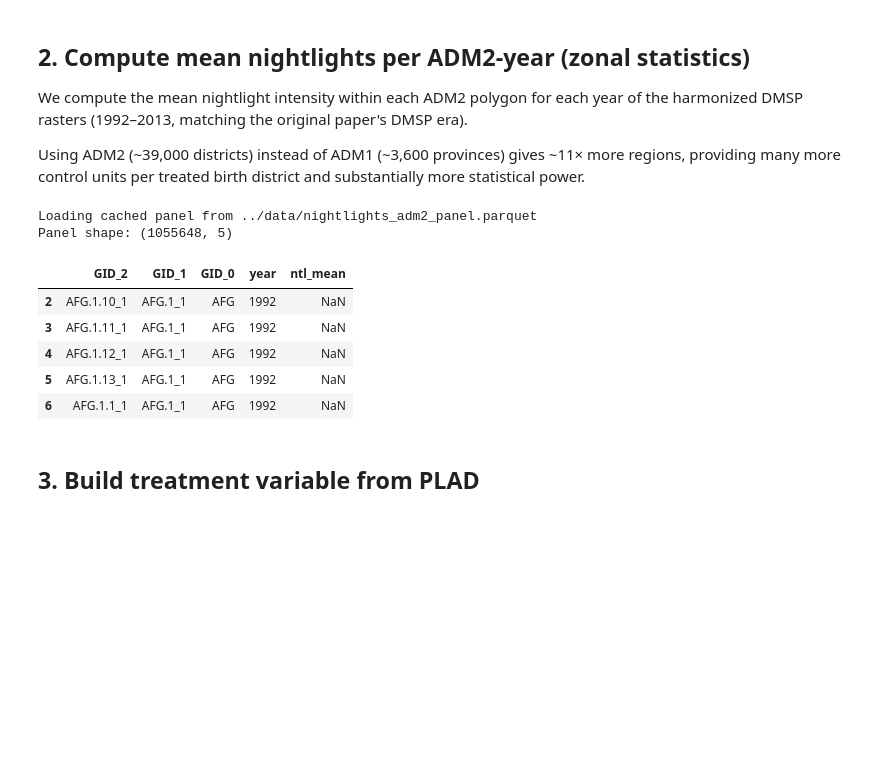
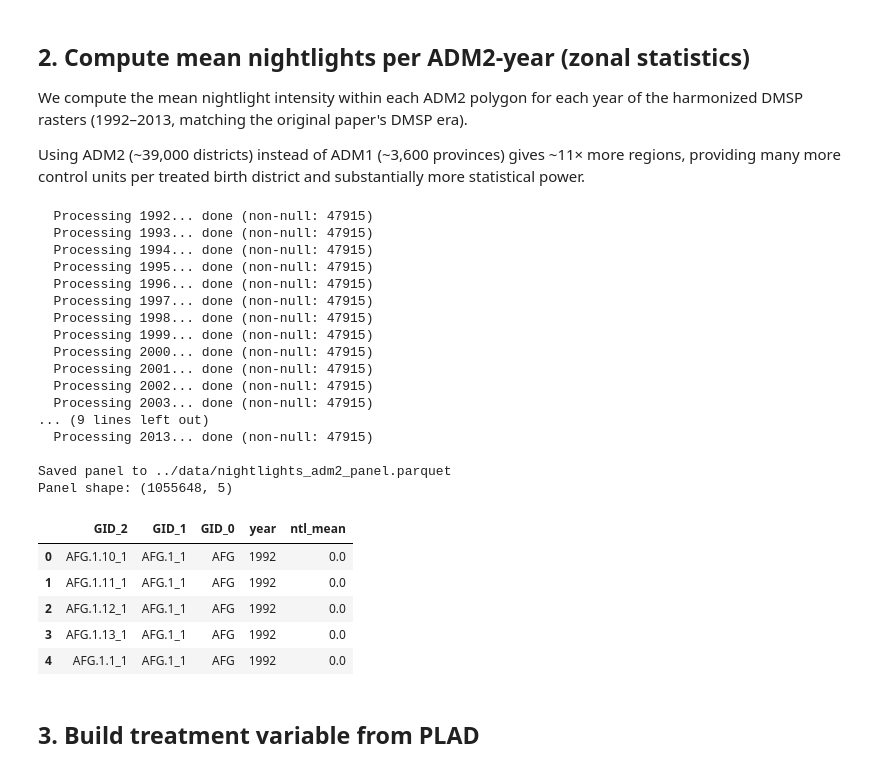
Before and after one commit to RichSchulz/political-leader-pollution, a Jupyter notebook: analysis/replication.ipynb, the cells around one changed output. Saved outputs shown, nothing was run; the diff lists cells and outputs as text; code cells hidden in the pictures; blank space fills up the shorter version.

```diff
--- a/analysis/replication.ipynb
+++ b/analysis/replication.ipynb
@@ -117,41 +117,55 @@ else:
         rpath = raster_path(year)
         if not rpath.exists():
             print(f"  Skipping {year} — raster not found")
             continue
         print(f"  Processing {year}...", end=" ", flush=True)
         stats = zonal_stats(
             adm2.geometry,
             str(rpath),
-            stats=["mean"],
-            nodata=0,
+            stats=["mean"]
         )
         means = [s["mean"] for s in stats]
         df_year = pd.DataFrame({
             "GID_2": adm2["GID_2"],
             "GID_1": adm2["GID_1"],
             "GID_0": adm2["GID_0"],
             "year": year,
             "ntl_mean": means,
         })
         frames.append(df_year)
         print(f"done (non-null: {df_year['ntl_mean'].notna().sum()})")
 
     ntl_panel = pd.concat(frames, ignore_index=True)
     ntl_panel = ntl_panel.loc[valid_gid_mask(ntl_panel["GID_2"])].copy()
     ntl_panel.to_parquet(PANEL_CACHE)
     print(f"\nSaved panel to {PANEL_CACHE}")
 
 print(f"Panel shape: {ntl_panel.shape}")
 ntl_panel.head()
 # %% [output]
-Loading cached panel from ../data/nightlights_adm2_panel.parquet
+  Processing 1992... done (non-null: 47915)
+  Processing 1993... done (non-null: 47915)
+  Processing 1994... done (non-null: 47915)
+  Processing 1995... done (non-null: 47915)
+  Processing 1996... done (non-null: 47915)
+  Processing 1997... done (non-null: 47915)
+  Processing 1998... done (non-null: 47915)
+  Processing 1999... done (non-null: 47915)
+  Processing 2000... done (non-null: 47915)
+  Processing 2001... done (non-null: 47915)
+  Processing 2002... done (non-null: 47915)
+  Processing 2003... done (non-null: 47915)
+... (9 lines left out)
+  Processing 2013... done (non-null: 47915)
+
+Saved panel to ../data/nightlights_adm2_panel.parquet
 Panel shape: (1055648, 5)
 |  | GID_2 | GID_1 | GID_0 | year | ntl_mean |
-| 2 | AFG.1.10_1 | AFG.1_1 | AFG | 1992 | NaN |
-| 3 | AFG.1.11_1 | AFG.1_1 | AFG | 1992 | NaN |
-| 4 | AFG.1.12_1 | AFG.1_1 | AFG | 1992 | NaN |
-| 5 | AFG.1.13_1 | AFG.1_1 | AFG | 1992 | NaN |
-| 6 | AFG.1.1_1 | AFG.1_1 | AFG | 1992 | NaN |
+| 0 | AFG.1.10_1 | AFG.1_1 | AFG | 1992 | 0.0 |
+| 1 | AFG.1.11_1 | AFG.1_1 | AFG | 1992 | 0.0 |
+| 2 | AFG.1.12_1 | AFG.1_1 | AFG | 1992 | 0.0 |
+| 3 | AFG.1.13_1 | AFG.1_1 | AFG | 1992 | 0.0 |
+| 4 | AFG.1.1_1 | AFG.1_1 | AFG | 1992 | 0.0 |
 # %% [markdown]
 ## 3. Build treatment variable from PLAD
 # %%
```
Also changed, not shown: parts of 12 cells of this notebook, 57 other files.
